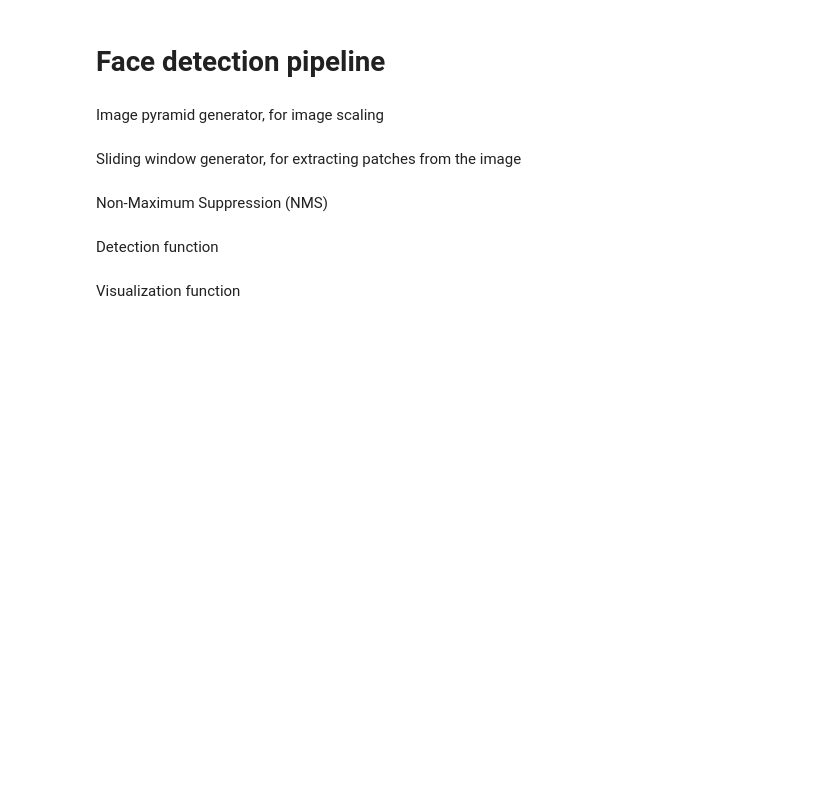
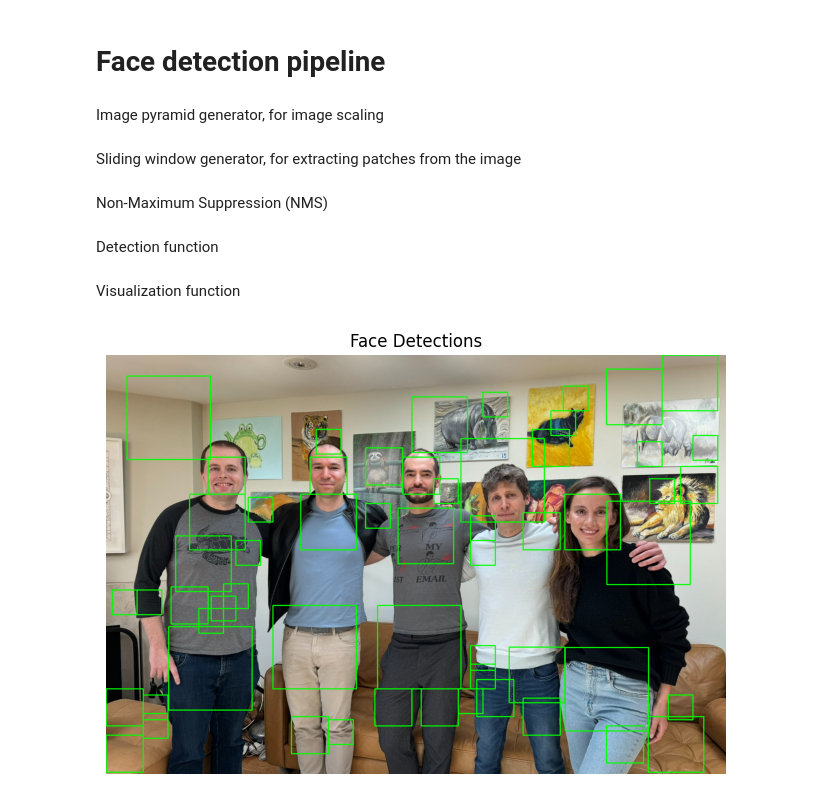
Before and after one commit to andreiprb/pca_fft_face_detection_sandbox, a Jupyter notebook: experiment/models/PCA.ipynb, the cells around one changed output. Cells and saved outputs as stored; diff of their text form; code cells hidden in the pictures; blank space fills up the shorter version.

Commit message:
TODO.md and data shuffling

```diff
--- a/experiment/models/PCA.ipynb
+++ b/experiment/models/PCA.ipynb
@@ -105,11 +107,11 @@ Loading the dataset
 def load_dataset(pos_img: np.ndarray,
                  neg_img: np.ndarray) -> Tuple[np.ndarray, np.ndarray]:
     """
-    Load dataset with optimized parallel HOG feature extraction.
+    Load dataset with optimized parallel HOG feature extraction and shuffle the data.
 
     :param pos_img: Array of positive class images.
     :param neg_img: Array of negative class images.
-    :return: A tuple containing the feature matrix (data_X) and the label vector (labels_y).
+    :return: A tuple containing the shuffled feature matrix (data_X) and the label vector (labels_y).
     """
     total_images = len(pos_img) + len(neg_img)
     feature_length = len(extract_hog_features(pos_img[0]))
@@ -126,6 +128,10 @@ def load_dataset(pos_img: np.ndarray,
     for i, img in enumerate(neg_img):
         data_X[i + n_pos] = extract_hog_features(img)
 
+    indices = np.random.permutation(total_images)
+    data_X = data_X[indices]
+    labels_y = labels_y[indices]
+
     return data_X, labels_y
 # %%
 X: np.ndarray
@@ -135,3 +143,5 @@ print("Dataset size:", X.shape, Y.shape)
+# %%
+for i in range(10)
 # %% [markdown]
 Standard Scaling and Dimensionality Reduction (PCA)
 # %%
@@ -235,6 +257,8 @@ Detection function
 # %%
 def detect_faces(image: np.ndarray,
                  svm: SVC,
+                 scl: StandardScaler,
+                 rdc: PCA,
                  window_size: Tuple[int, int] = RESOLUTION,
                  stepSize: int = 16,
                  scale: float = 1.5) -> List[Tuple[int, int, int, int]]:
@@ -245,7 +269,9 @@ def detect_faces(image: np.ndarray,
             if window.shape[0] != window_size[1] or window.shape[1] != window_size[0]:
                 continue
             features: np.ndarray = extract_hog_features(window)
-            prediction: np.ndarray = svm.predict([features])
+            features_scaled = scl.transform(features.reshape(1, -1))
+            features_reduced = rdc.transform(features_scaled)
+            prediction: np.ndarray = svm.predict(features_reduced)
             if prediction == 1:
                 detections.append((int(x * scale_factor), int(y * scale_factor),
                                    int(window_size[0] * scale_factor), int(window_size[1] * scale_factor)))
@@ -256,6 +282,8 @@ Visualization function
 # %%
 def visualize_face_detections(test_image_path: str,
                               svm: SVC,
+                              scl: StandardScaler,
+                              rdc: PCA,
                               stepSize: int = 16,
                               scale: float = 1.5) -> None:
     """
@@ -263,12 +291,14 @@ def visualize_face_detections(test_image_path: str,
 
     :param test_image_path: Path to the test image.
     :param svm: A trained SVC model for face detection.
+    :param scl: Scaler for feature scaling.
+    :param rdc: PCA model for dimensionality reduction.
     :param stepSize: The step size for the sliding window.
     :param scale: The scaling factor for the image pyramid.
     """
     test_image: Optional[np.ndarray] = cv2.imread(test_image_path)
     if test_image is not None:
-        detections = detect_faces(test_image, svm, stepSize=stepSize, scale=scale)
+        detections = detect_faces(test_image, svm, scl, rdc, stepSize=stepSize, scale=scale)
 
         for (x, y, w, h) in detections:
             cv2.rectangle(test_image, (x, y), (x + w, y + h), (0, 255, 0), 2)
@@ -280,4 +310,6 @@ def visualize_face_detections(test_image_path: str,
     else:
         print("Test image not found.")
 # %%
-visualize_face_detections("../test_data/test.jpg", svc)
+visualize_face_detections("../test_data/test.jpg", svc, scaler, reducer)
+# %% [output]
+[figure, added]
```
Also changed, not shown: parts of 5 cells of this notebook, 2 other files.
